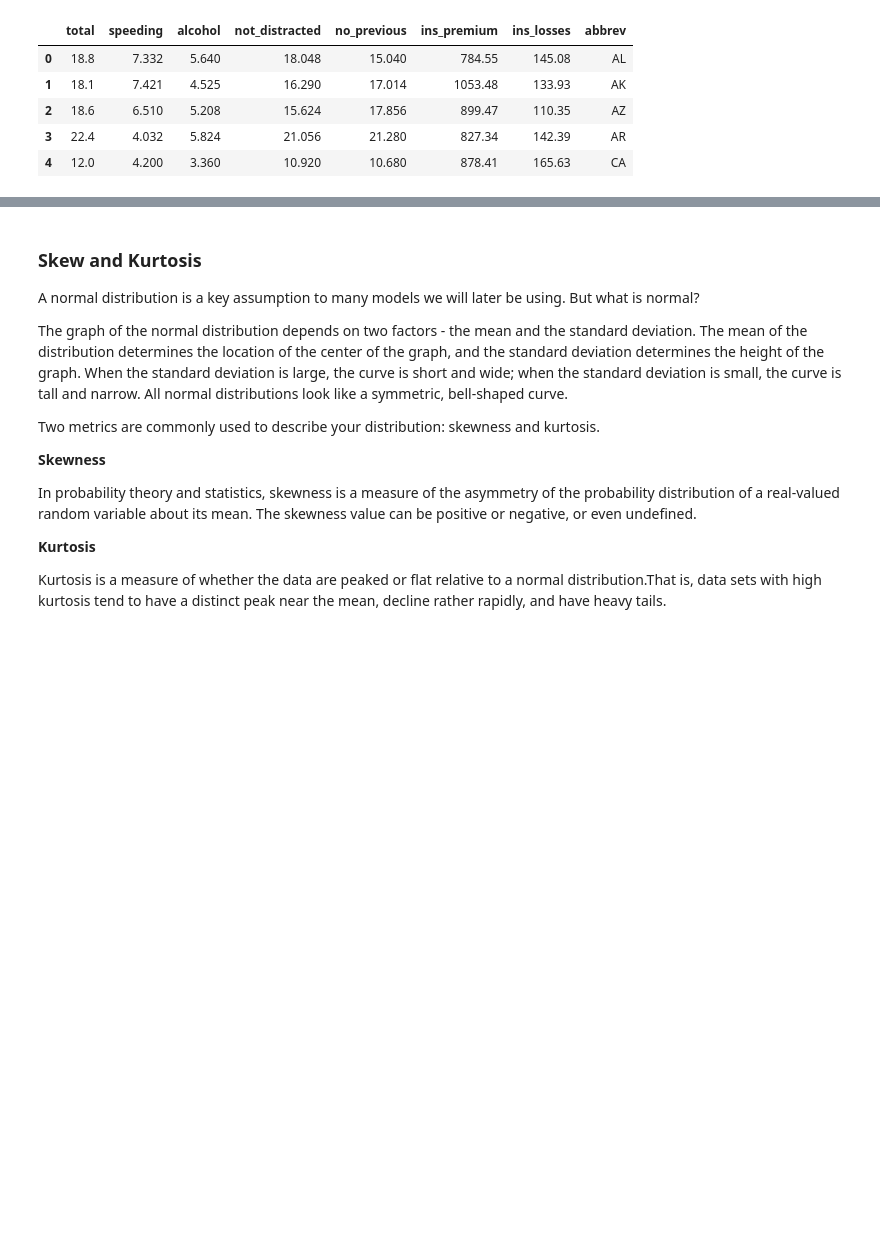
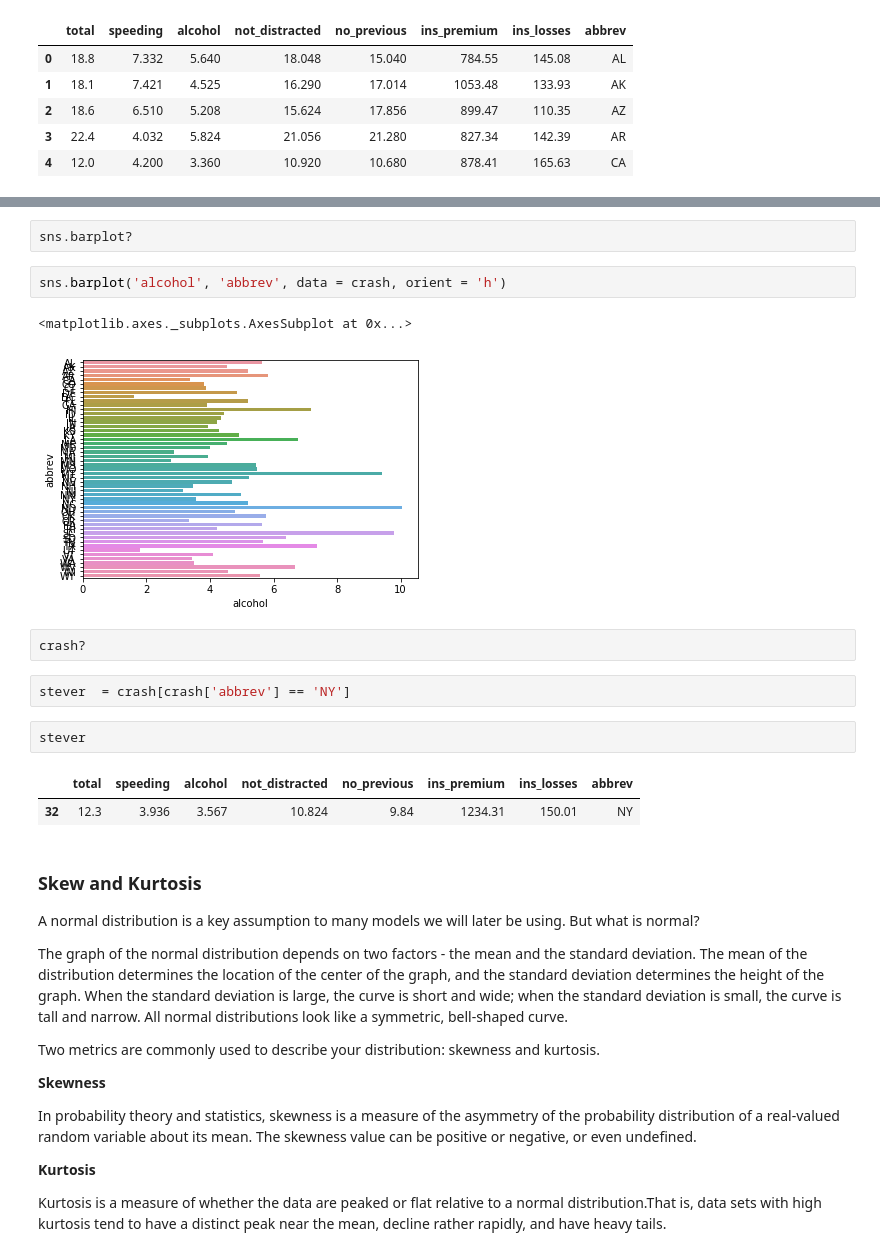
Before and after one commit to rbackupX/DAT-NYC-3.20.18, a Jupyter notebook: lessons/lesson-03/02-01-exploring-distributions.ipynb, the cells around one changed output, grey strips where cells are left out. Drawn from its saved outputs; the diff is of its cells as text; blank space fills up the shorter version.

```diff
--- a/lessons/lesson-03/02-01-exploring-distributions.ipynb
+++ b/lessons/lesson-03/02-01-exploring-distributions.ipynb
@@ -231,3 +249,19 @@ crash.plot(kind = 'box')
+# %%
+sns.barplot?
+# %%
+sns.barplot('alcohol', 'abbrev', data = crash, orient = 'h')
+# %% [output]
+<matplotlib.axes._subplots.AxesSubplot at 0x...>
+[figure, added]
+# %%
+crash?
+# %%
+stever  = crash[crash['abbrev'] == 'NY']
+# %%
+stever
+# %% [output]
+|  | total | speeding | alcohol | not_distracted | no_previous | ins_premium | ins_losses | abbrev |
+| 32 | 12.3 | 3.936 | 3.567 | 10.824 | 9.84 | 1234.31 | 150.01 | NY |
 # %% [markdown]
 ### Skew and Kurtosis
 
```
Also changed, not shown: parts of 26 cells of this notebook, 40 other files.
